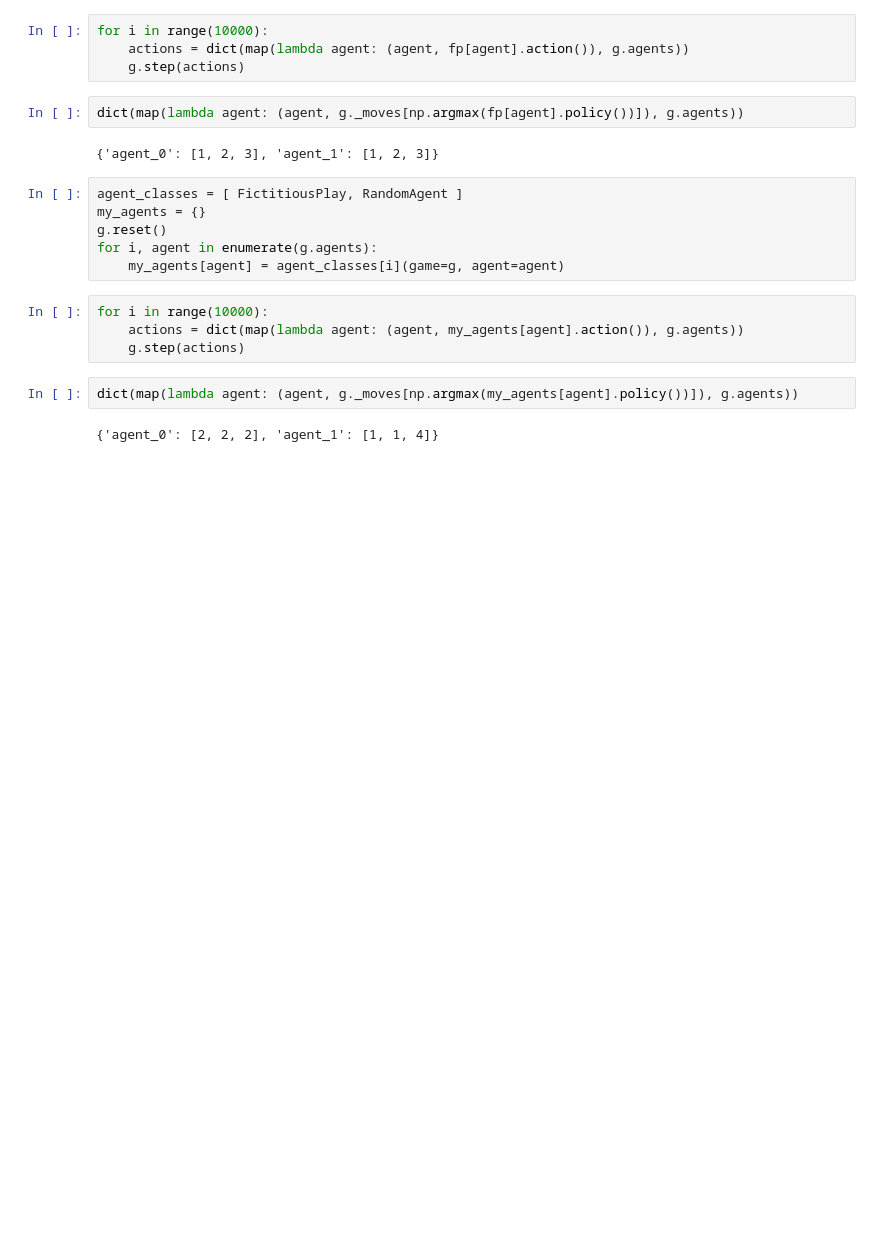
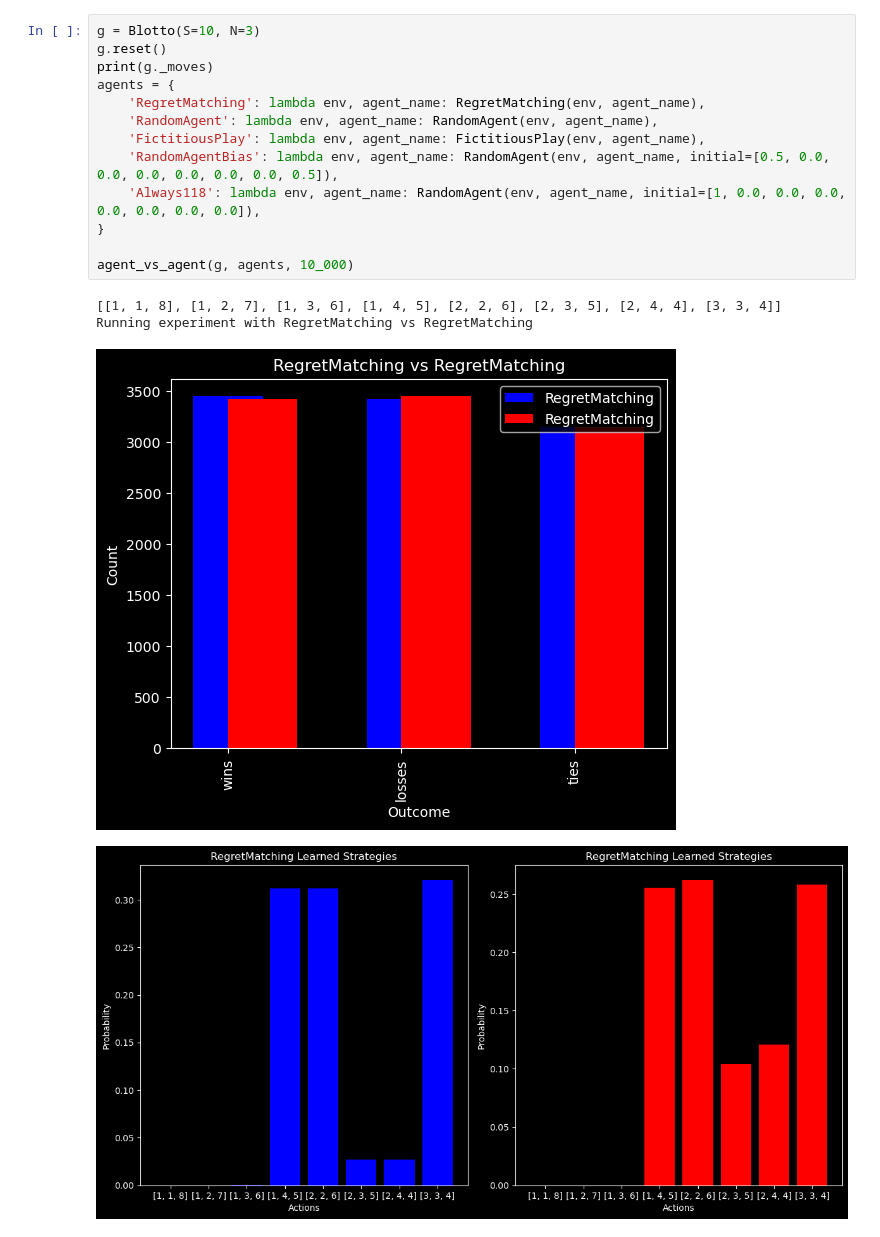
Before and after one commit to BRJoaquin/multi-agentes, a Jupyter notebook: Blotto.ipynb, the cells around one changed output. Cells and saved outputs as stored; diff of their text form; blank space fills up the shorter version.

```diff
--- a/Blotto.ipynb
+++ b/Blotto.ipynb
@@ -47,22 +8,18 @@ fp = dict(map(lambda agent: (agent, FictitiousPlay(game=g, agent=agent)), g.agen
-# %%
-for i in range(10000):
-    actions = dict(map(lambda agent: (agent, fp[agent].action()), g.agents))
-    g.step(actions)
-# %%
-dict(map(lambda agent: (agent, g._moves[np.argmax(fp[agent].policy())]), g.agents))
-# %% [output]
-{'agent_0': [1, 2, 3], 'agent_1': [1, 2, 3]}
-# %%
-agent_classes = [ FictitiousPlay, RandomAgent ]
-my_agents = {}
-g.reset()
-for i, agent in enumerate(g.agents):
-    my_agents[agent] = agent_classes[i](game=g, agent=agent)
-# %%
-for i in range(10000):
-    actions = dict(map(lambda agent: (agent, my_agents[agent].action()), g.agents))
-    g.step(actions)
-# %%
-dict(map(lambda agent: (agent, g._moves[np.argmax(my_agents[agent].policy())]), g.agents))
-# %% [output]
-{'agent_0': [2, 2, 2], 'agent_1': [1, 1, 4]}
+# %%
+g = Blotto(S=10, N=3)
+g.reset()
+print(g._moves)
+agents = {
+    'RegretMatching': lambda env, agent_name: RegretMatching(env, agent_name),
+    'RandomAgent': lambda env, agent_name: RandomAgent(env, agent_name),
+    'FictitiousPlay': lambda env, agent_name: FictitiousPlay(env, agent_name),
+    'RandomAgentBias': lambda env, agent_name: RandomAgent(env, agent_name, initial=[0.5, 0.0, 0.0, 0.0, 0.0, 0.0, 0.0, 0.5]),
+    'Always118': lambda env, agent_name: RandomAgent(env, agent_name, initial=[1, 0.0, 0.0, 0.0, 0.0, 0.0, 0.0, 0.0]),
+}
+
+agent_vs_agent(g, agents, 10_000)
+# %% [output]
+[[1, 1, 8], [1, 2, 7], [1, 3, 6], [1, 4, 5], [2, 2, 6], [2, 3, 5], [2, 4, 4], [3, 3, 4]]
+Running experiment with RegretMatching vs RegretMatching
+[figure, added]
+[figure, added]
```
Also changed, not shown: parts of 13 cells of this notebook, 4 other files.
